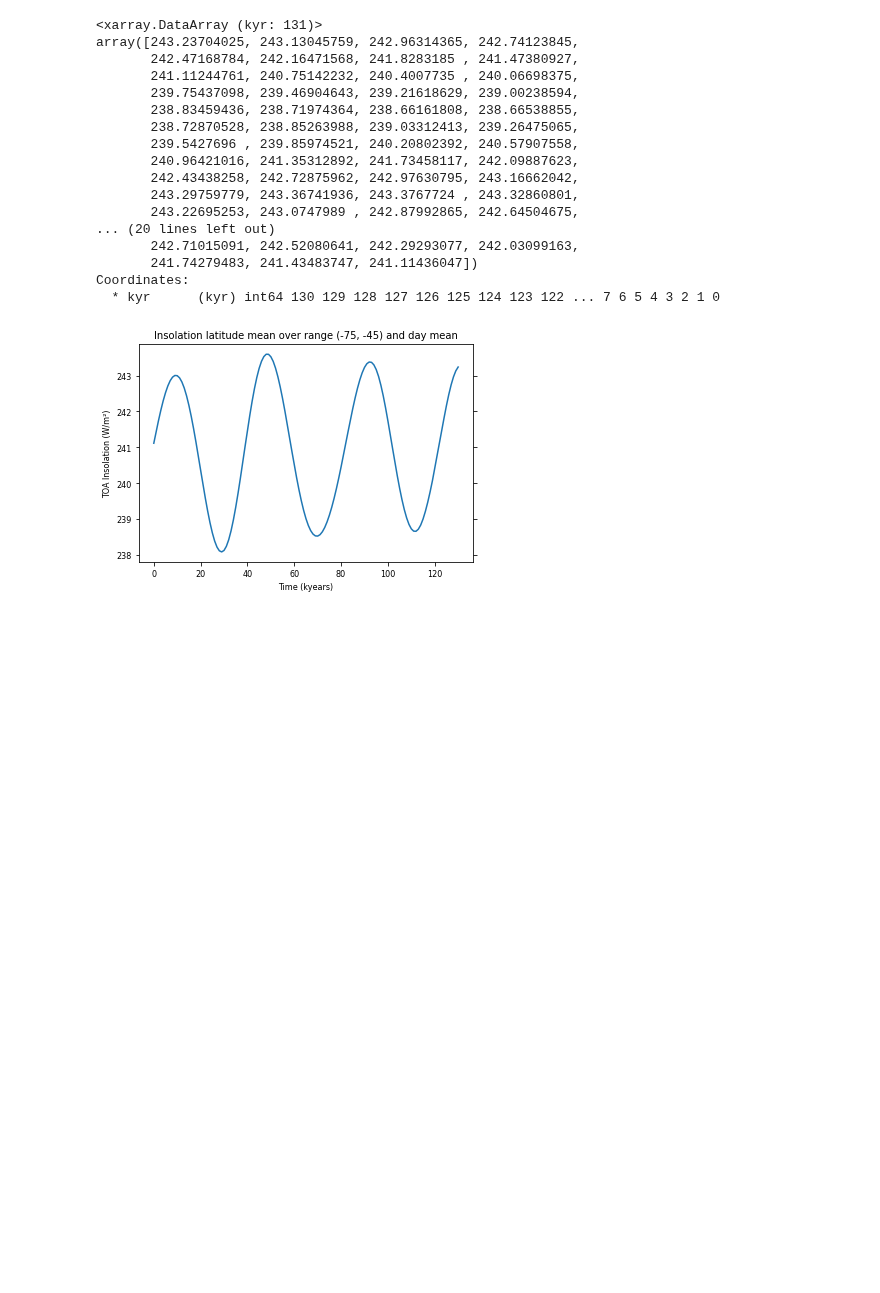
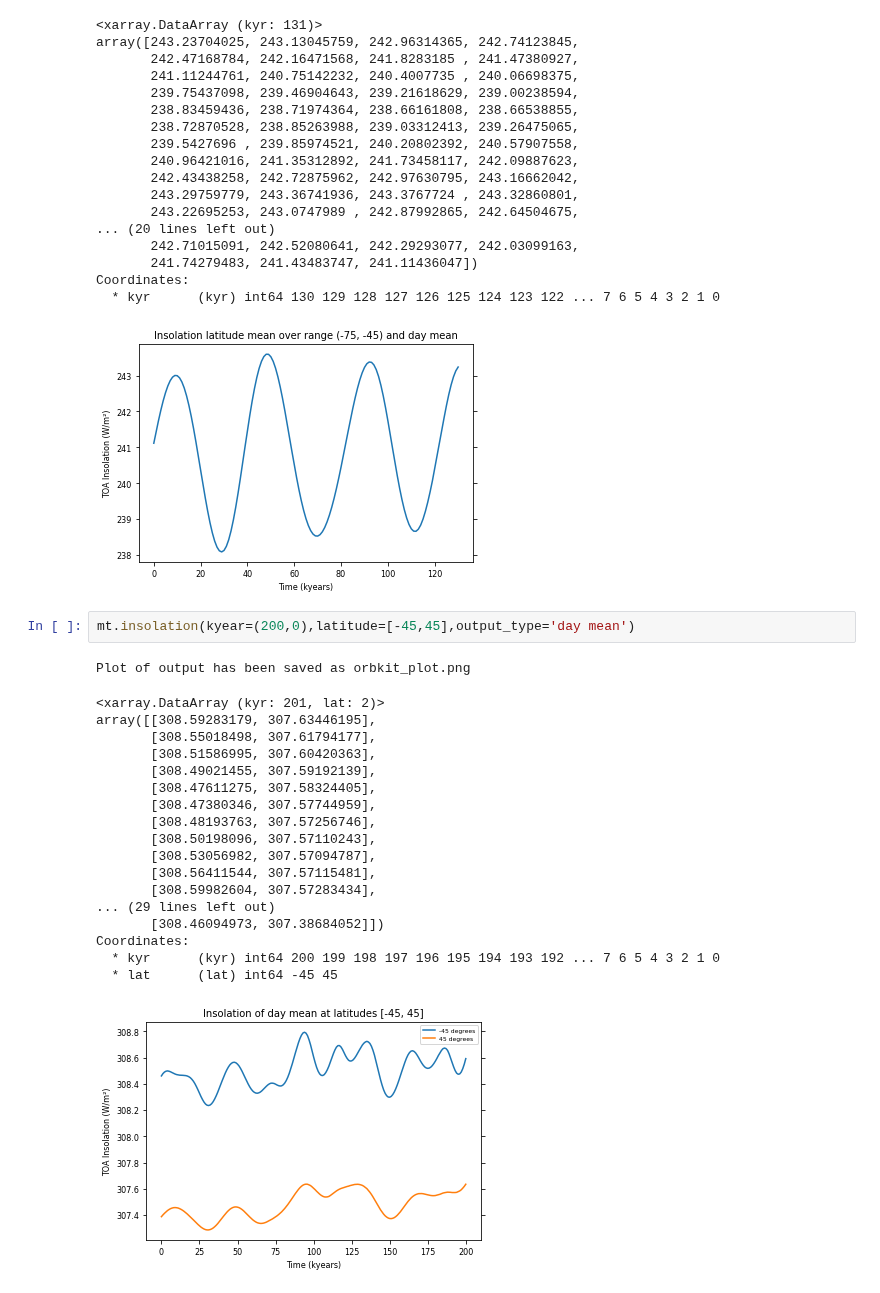
Before and after one commit to dmccurdy1/Orbital-Effects-on-Southern-Ocean-Upwelling, a Jupyter notebook: milutin_insolation_demo.ipynb, the cells around one changed output. Cells and saved outputs as stored; diff of their text form; blank space fills up the shorter version.

```diff
--- a/milutin_insolation_demo.ipynb
+++ b/milutin_insolation_demo.ipynb
@@ -391,3 +391,25 @@ array([243.23704025, 243.13045759, 242.96314365, 242.74123845,
 Coordinates:
   * kyr      (kyr) int64 130 129 128 127 126 125 124 123 122 ... 7 6 5 4 3 2 1 0
 [figure]
+# %%
+mt.insolation(kyear=(200,0),latitude=[-45,45],output_type='day mean')
+# %% [output]
+Plot of output has been saved as orbkit_plot.png
+<xarray.DataArray (kyr: 201, lat: 2)>
+array([[308.59283179, 307.63446195],
+       [308.55018498, 307.61794177],
+       [308.51586995, 307.60420363],
+       [308.49021455, 307.59192139],
+       [308.47611275, 307.58324405],
+       [308.47380346, 307.57744959],
+       [308.48193763, 307.57256746],
+       [308.50198096, 307.57110243],
+       [308.53056982, 307.57094787],
+       [308.56411544, 307.57115481],
+       [308.59982604, 307.57283434],
+... (29 lines left out)
+       [308.46094973, 307.38684052]])
+Coordinates:
+  * kyr      (kyr) int64 200 199 198 197 196 195 194 193 192 ... 7 6 5 4 3 2 1 0
+  * lat      (lat) int64 -45 45
+[figure, added]
```
Also changed, not shown: parts of 1 cell of this notebook, 2 other files.
